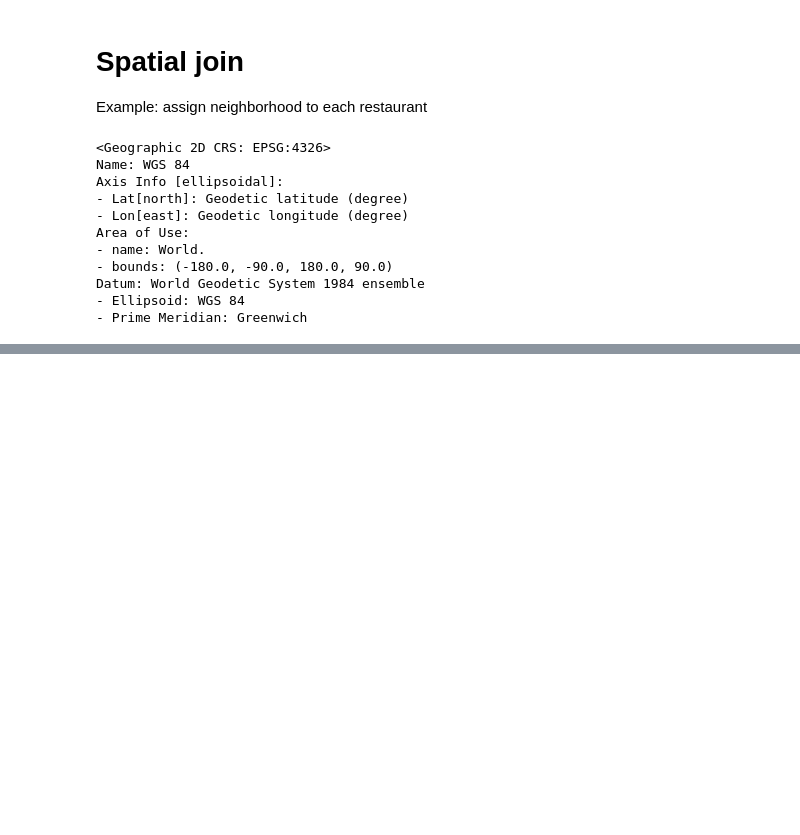
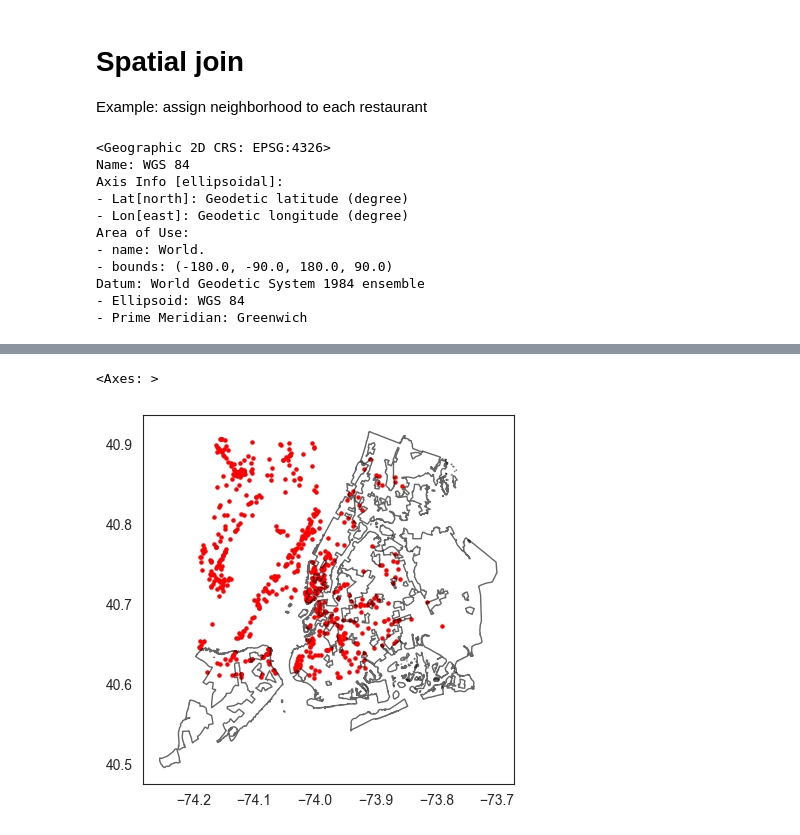
Before and after one commit to jieshu-wang-SBU/EST389_371_2026_spring, a Jupyter notebook: lectures/11-geospatial_data_and_text_data_analyses/11-02_Geospatial_operations.ipynb, the cells around one changed output, grey strips where cells are left out. Cells and saved outputs as stored; diff of their text form; code cells hidden in the pictures; blank space fills up the shorter version.

```diff
--- a/lectures/11-geospatial_data_and_text_data_analyses/11-02_Geospatial_operations.ipynb
+++ b/lectures/11-geospatial_data_and_text_data_analyses/11-02_Geospatial_operations.ipynb
@@ -45,0 +33,7 @@ joined_gdf[['Name','Rating','Rating Count','Price Category',"Address",'BoroName'
+# %%
+# Plot the restaurant locations
+ax=nyc_restaurant_gdf.plot(color='red', markersize=5)
+nyc.dissolve().plot(edgecolor='black', facecolor='none', ax=ax, alpha=0.6)
+# %% [output]
+<Axes: >
+[figure, added]
```
Also changed, not shown: parts of 16 cells of this notebook.
